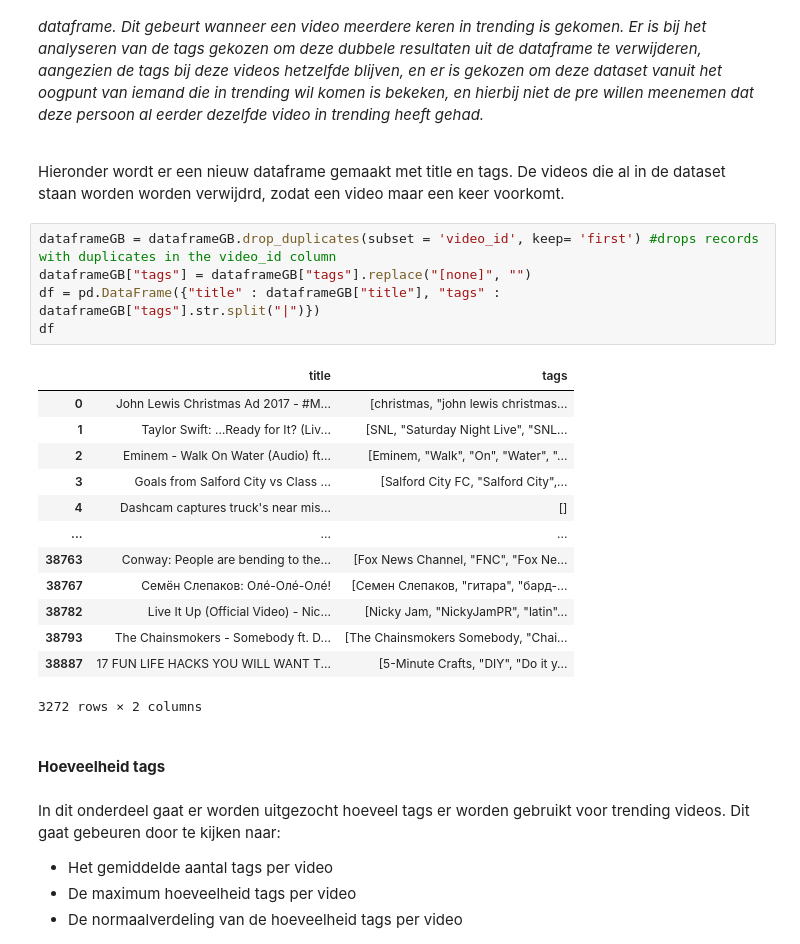
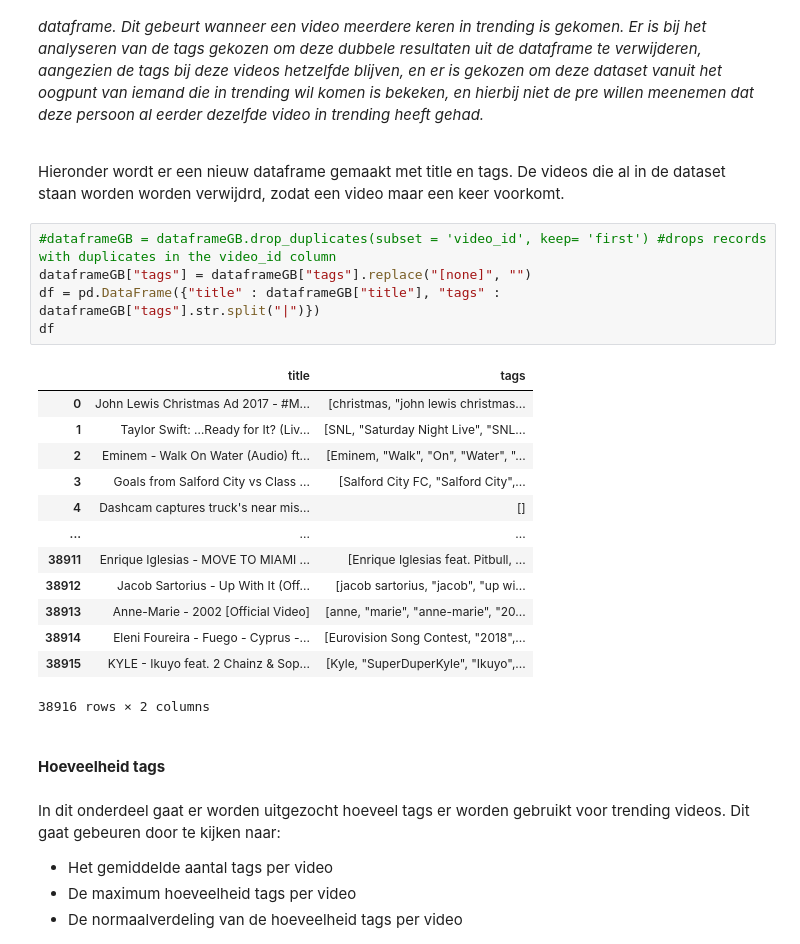
Before and after one commit to WoltervanDonk/Challenge2, a Jupyter notebook: src/YoutubeTrendingNotebook.ipynb, the cells around one changed output. Saved outputs shown, nothing was run; the diff lists cells and outputs as text.

```diff
--- a/src/YoutubeTrendingNotebook.ipynb
+++ b/src/YoutubeTrendingNotebook.ipynb
@@ -57,24 +60,24 @@ _Het is belangrijk om te bedenken dat sommige videos meerdere keren kunnen voork
 
 Hieronder wordt er een nieuw dataframe gemaakt met title en tags. De videos die al in de dataset staan worden worden verwijdrd, zodat een video maar een keer voorkomt.
 # %%
-dataframeGB = dataframeGB.drop_duplicates(subset = 'video_id', keep= 'first') #drops records with duplicates in the video_id column
+#dataframeGB = dataframeGB.drop_duplicates(subset = 'video_id', keep= 'first') #drops records with duplicates in the video_id column
 dataframeGB["tags"] = dataframeGB["tags"].replace("[none]", "")
 df = pd.DataFrame({"title" : dataframeGB["title"], "tags" : dataframeGB["tags"].str.split("|")})
 df
 # %% [output]
 |  | title | tags |
 | 0 | John Lewis Christmas Ad 2017 - #M... | [christmas, "john lewis christmas... |
 | 1 | Taylor Swift: …Ready for It? (Liv... | [SNL, "Saturday Night Live", "SNL... |
 | 2 | Eminem - Walk On Water (Audio) ft... | [Eminem, "Walk", "On", "Water", "... |
 | 3 | Goals from Salford City vs Class ... | [Salford City FC, "Salford City",... |
 | 4 | Dashcam captures truck's near mis... | [] |
 | ... | ... | ... |
-| 38763 | Conway: People are bending to the... | [Fox News Channel, "FNC", "Fox Ne... |
-| 38767 | Семён Слепаков: Олé-Олé-Олé! | [Семен Слепаков, "гитара", "бард-... |
-| 38782 | Live It Up (Official Video) - Nic... | [Nicky Jam, "NickyJamPR", "latin"... |
-| 38793 | The Chainsmokers - Somebody ft. D... | [The Chainsmokers Somebody, "Chai... |
-| 38887 | 17 FUN LIFE HACKS YOU WILL WANT T... | [5-Minute Crafts, "DIY", "Do it y... |
+| 38911 | Enrique Iglesias - MOVE TO MIAMI ... | [Enrique Iglesias feat. Pitbull, ... |
+| 38912 | Jacob Sartorius - Up With It (Off... | [jacob sartorius, "jacob", "up wi... |
+| 38913 | Anne-Marie - 2002 [Official Video] | [anne, "marie", "anne-marie", "20... |
+| 38914 | Eleni Foureira - Fuego - Cyprus -... | [Eurovision Song Contest, "2018",... |
+| 38915 | KYLE - Ikuyo feat. 2 Chainz & Sop... | [Kyle, "SuperDuperKyle", "Ikuyo",... |
-3272 rows × 2 columns
+38916 rows × 2 columns
 # %% [markdown]
 <br>**Hoeveelheid tags**<br><br>In dit onderdeel gaat er worden uitgezocht hoeveel tags er worden gebruikt voor trending videos. Dit gaat gebeuren door te kijken naar:
 * Het gemiddelde aantal tags per video
```
Also changed, not shown: parts of 16 cells of this notebook.
